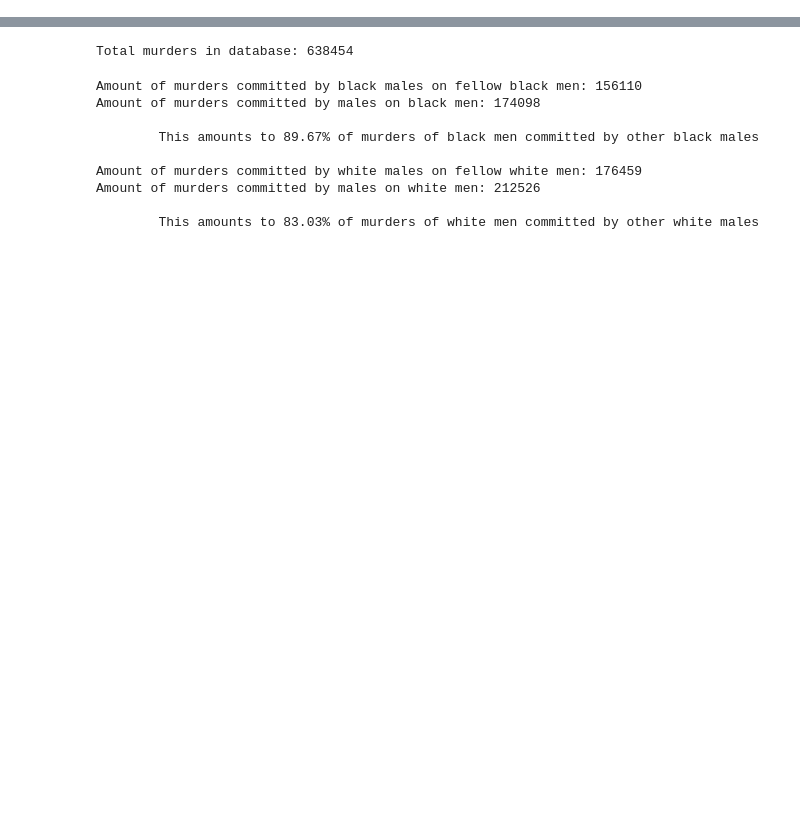
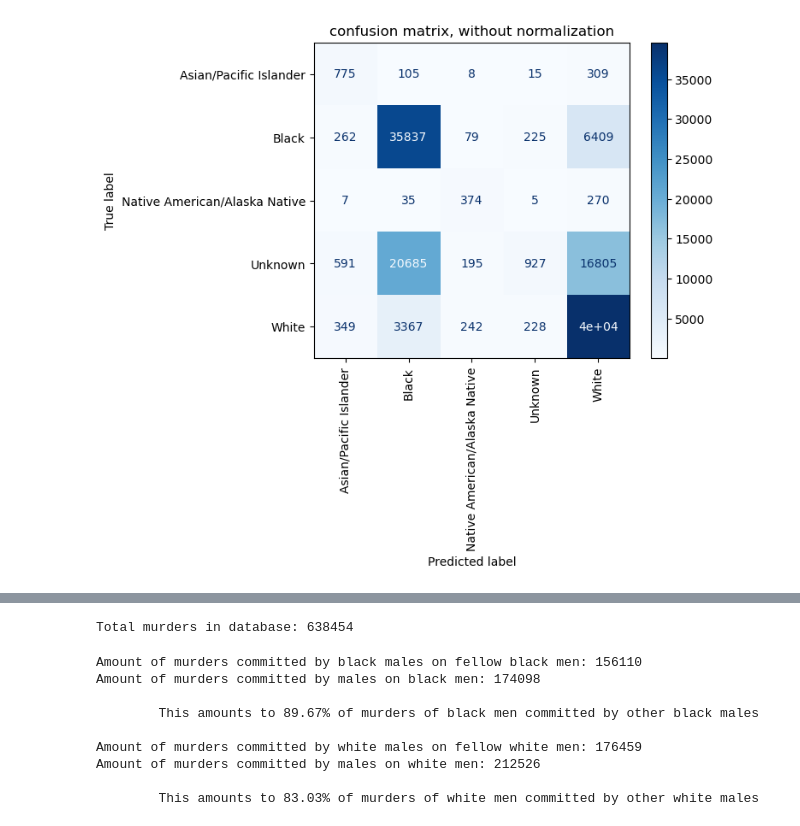
Before and after one commit to peethree/machine-learning, a Jupyter notebook: machine_learning_project.ipynb, the cells around one changed output, grey strips where cells are left out. Cells and saved outputs as stored; diff of their text form; code cells hidden in the pictures; blank space fills up the shorter version.

```diff
--- a/machine_learning_project.ipynb
+++ b/machine_learning_project.ipynb
@@ -124,0 +184,84 @@ Total number of murders involving black victims found in database: 299899
+# %%
+import pandas as pd
+from sklearn.preprocessing import LabelEncoder
+from sklearn.model_selection import train_test_split
+from sklearn.naive_bayes import GaussianNB
+from sklearn.metrics import accuracy_score, f1_score, ConfusionMatrixDisplay, confusion_matrix
+from sklearn.tree import plot_tree
+import matplotlib.pyplot as plt
+
+
+
+"""Gaussian Naive Bayes script"""
+
+murder_data = pd.read_csv("database.csv", low_memory=False)
+
+murder_data.rename(columns={"Record ID":"Record_ID","Agency Code":"Agency_Code","Agency Name":"Agency_Name","Agency Type":"Agency_Type","Crime Type":"Crime_Type",
+                   "Crime Solved":"Crime_Solved", "Victim Sex":"Victim_sex", "Victim Age":"Victim_Age","Victim Ethnicity":"Victim_Ethnicity","Victim Race":"Victim_Race",
+                   "Perpetrator Age":"Perpetrator_Age","Perpetrator Sex":"Perpetrator_Sex","Perpetrator Race":"Perpetrator_Race","Perpetrator Ethnicity":"Perpetrator_Ethnicity","Victim Count":"Victim_Count",
+                   "Perpetrator Count":"Perpetrator_Count", "Record Source":"Record_Source"},inplace=True)
+
+# print("the unique races for both victims and perps:\n")
+# murder_races = murder_data["Perpetrator_Race"].unique()
+# print(murder_races)
+
+# victim_races = murder_data["Victim_Race"].unique()
+# print(victim_races)
+
+# encode data
+enc = LabelEncoder()
+X = pd.get_dummies(murder_data[["Victim_Race"]])
+y = enc.fit_transform(murder_data["Perpetrator_Race"])
+
+# split X,y into test and training data
+X_train, X_test, y_train, y_test = train_test_split(X, y, test_size=0.20)
+
+# using a random forest classifier this time
+model = GaussianNB()
+
+# model training
+model.fit(X_train, y_train)
+
+# make predictions using the test set
+predictions = model.predict(X_test)
+
+# score
+score = accuracy_score(y_test, predictions)
+print(f"the random forest classifier model with the current specifications has roughly {100*score:,.2f}% accuracy in predicting killer's race based on the victim's race\n")
+f1 = f1_score(y_test, predictions, average='weighted')
+print(f"the f1 score for this model: {f1:,.2f}\n")
+
+print("Number of mislabeled murders out of a total %d murders: %d"
+      % (X_test.shape[0], (y_test != predictions).sum()))
+
+# calculate confusion matrix
+cm = confusion_matrix(y_test, predictions)
+
+
+
+
+labels = enc.inverse_transform(range(len(enc.classes_)))
+
+# Plot both non-normalized confusion matrix and normalized one
+titles_options = [
+    ("confusion matrix, without normalization", None),
+    ("normalized confusion matrix", "true"),
+]
+for title, normalize in titles_options:
+    disp = ConfusionMatrixDisplay.from_estimator(
+        model,
+        X_test,
+        y_test,
+        display_labels=labels,
+        cmap=plt.cm.Blues,
+        normalize=normalize,
+        xticks_rotation="vertical"
+    )
+    disp.ax_.set_title(title)
+
+
+plt.show()
+
+# the diagonal elements represent the number of points for which the predicted label is equal to the true label, while off-diagonal elements are those that are mislabeled by the classifier.
+# the higher the diagonal values of the confusion matrix the better, indicating many correct predictions.
+# %% [output]
@@ -124,0 +273 @@ Total number of murders involving black victims found in database: 299899
+[figure, added]
```
Also changed, not shown: parts of 8 cells of this notebook.
